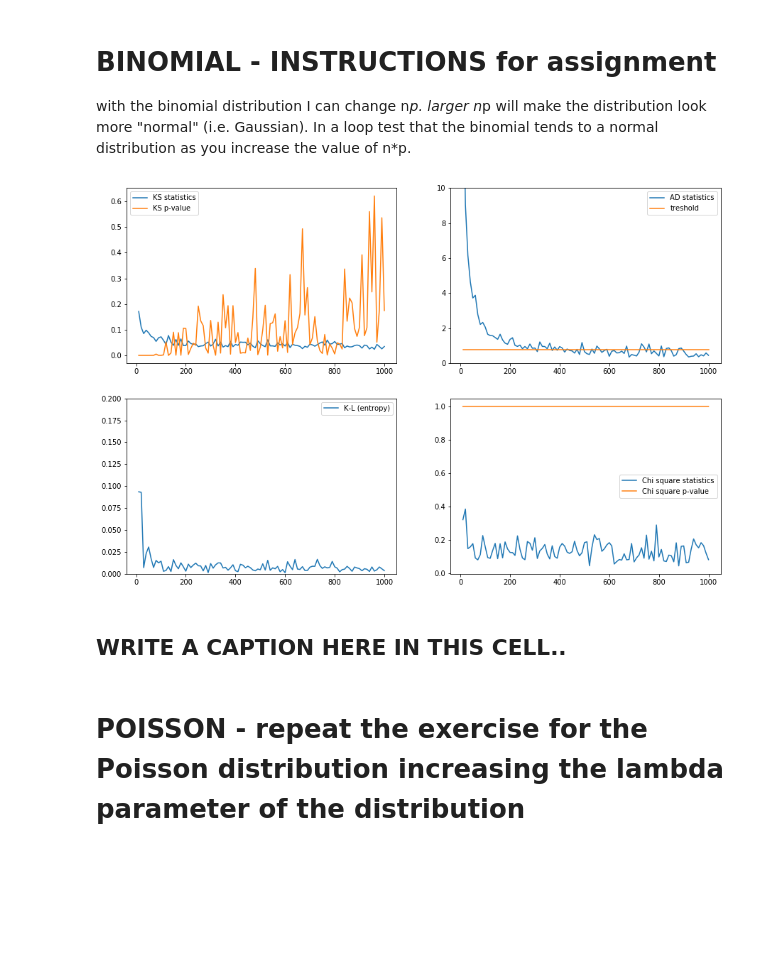
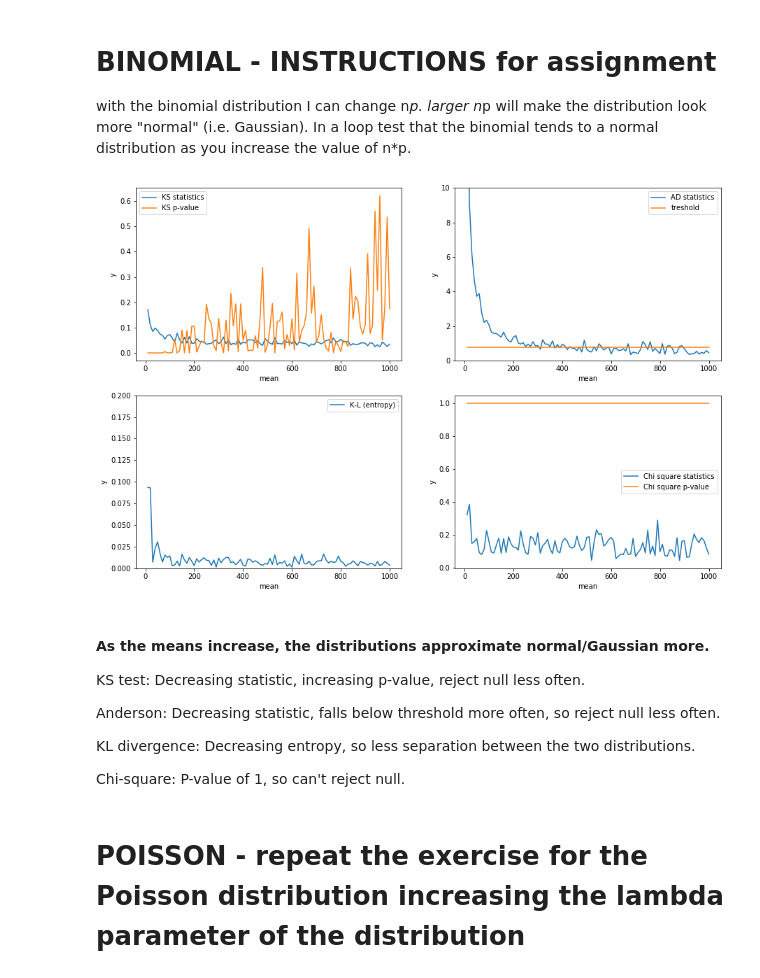
Before and after one commit to valschi/PUI2017_kwp225, a Jupyter notebook: HW5_kwp225/HW5_Part2.ipynb, the cells around one changed output. Drawn from its saved outputs; the diff is of its cells as text; code cells hidden in the pictures; blank space fills up the shorter version.

```diff
--- a/HW5_kwp225/HW5_Part2.ipynb
+++ b/HW5_kwp225/HW5_Part2.ipynb
@@ -217,30 +217,45 @@ for i,n in enumerate(narray):
 # %%
 threshold = 0.784
 fig = pl.figure(figsize = (15,10))
 fig.add_subplot(221)
 pl.plot(narray, ks_s_b, label='KS statistics')
 pl.plot(narray, ks_p_b, label='KS p-value')
+pl.xlabel('mean')
+pl.ylabel('y')
 pl.legend()
 
 fig.add_subplot(222)
 pl.plot(narray, ad_b,  label='AD statistics')
 pl.plot([narray[0], narray[-1]],[threshold, threshold], label="treshold")
 pl.ylim(0,10) #limit the y range or you cannot see the relevant part
+pl.xlabel('mean')
+pl.ylabel('y')
 pl.legend()
 
 fig.add_subplot(223)
 pl.plot(narray, kl_b, label='K-L (entropy)')
 pl.ylim(0,0.2)
+pl.xlabel('mean')
+pl.ylabel('y')
 pl.legend()
 
 fig.add_subplot(224)
 pl.plot(narray, cs_s_b, label='Chi square statistics')
 pl.plot(narray, cs_p_b, label='Chi square p-value')
+pl.xlabel('mean')
+pl.ylabel('y')
 pl.legend();
 # %% [output]
-[figure, old version]
+[figure, new version]
-# %% [markdown]
-## WRITE A CAPTION HERE IN THIS CELL..
+# %% [markdown]
+#### As the means increase, the distributions approximate normal/Gaussian more.
+KS test: Decreasing statistic, increasing p-value, reject null less often.
+
+Anderson: Decreasing statistic, falls below threshold more often, so reject null less often.
+
+KL divergence: Decreasing entropy, so less separation between the two distributions.
+
+Chi-square: P-value of 1, so can't reject null.
 # %% [markdown]
 # POISSON - repeat the exercise for the Poisson distribution increasing the lambda parameter of the distribution
 # %%
```
Also changed, not shown: parts of 3 cells of this notebook.
